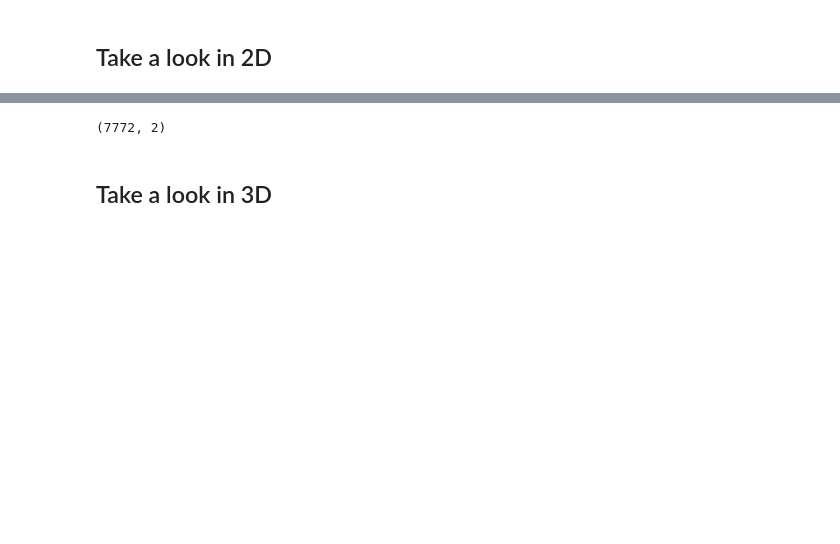
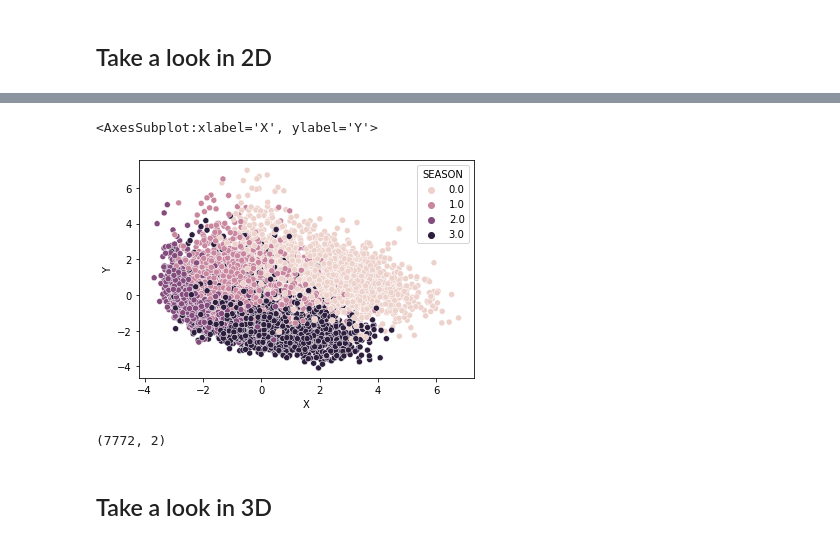
Before and after one commit to comp-machine-learning-spring2021/portfolio-krhablutzel, a Jupyter notebook: A-unsupervised/A-unsupervised.ipynb, the cells around one changed output, grey strips where cells are left out. Drawn from its saved outputs; the diff is of its cells as text; code cells hidden in the pictures; blank space fills up the shorter version.

```diff
--- a/A-unsupervised/A-unsupervised.ipynb
+++ b/A-unsupervised/A-unsupervised.ipynb
@@ -163,0 +171,4 @@ plt.scatter(weather_two[:,0], weather_two[:,1], alpha=0.2)
+# %%
+weather_two_pd = pd.DataFrame(weather_two, columns=["X", "Y"])
+weather_two_pd['SEASON'] = weather_pd['SEASON']
+weather_two_pd.head()
@@ -164,3 +182,9 @@ plt.scatter(weather_two[:,0], weather_two[:,1], alpha=0.2)
+# %%
+# https://seaborn.pydata.org/generated/seaborn.scatterplot.html
+sns.scatterplot(data=weather_two_pd, x="X", y="Y", hue="SEASON")
+# %% [output]
+<AxesSubplot:xlabel='X', ylabel='Y'>
+[figure, added]
 # %%
 weather_two.shape
 # %% [output]
```
Also changed, not shown: parts of 23 cells of this notebook.
